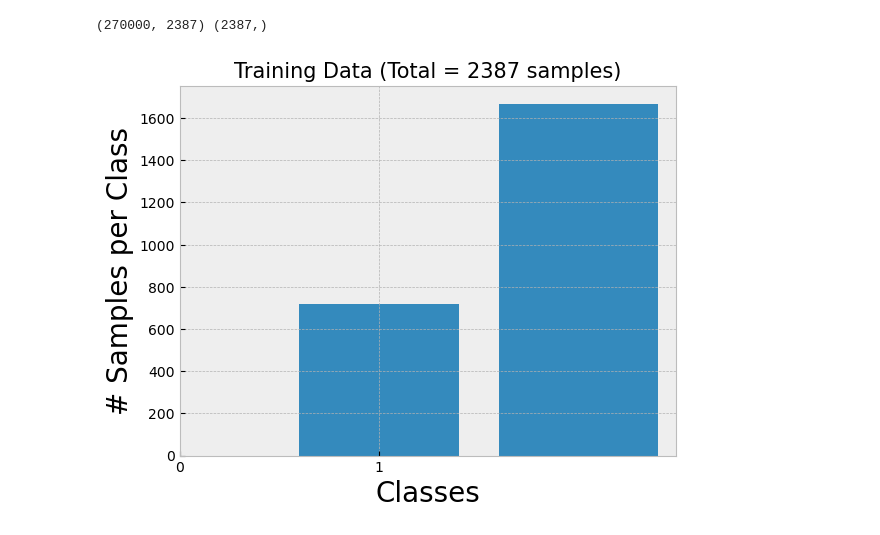
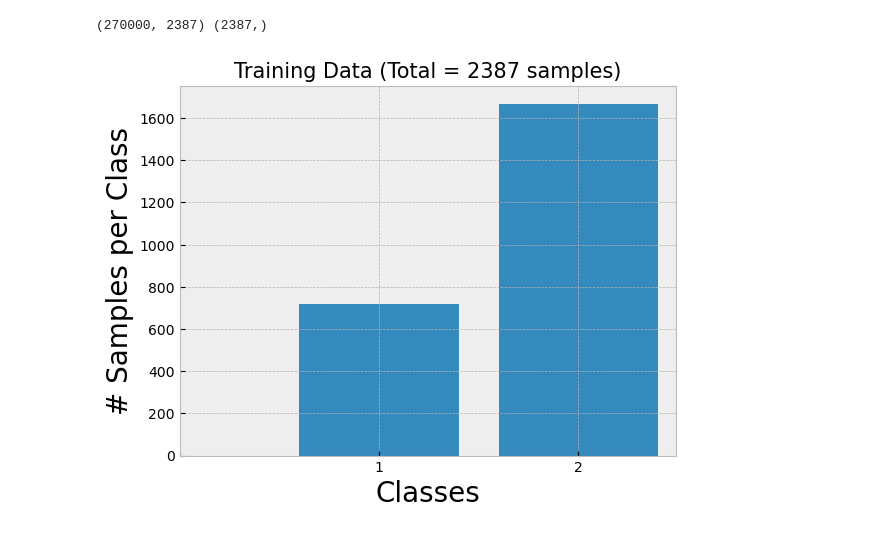
Before and after one commit to ES0R/FRE_2023, a Jupyter notebook: 1_src/1_CV/task3/CNN_Train.ipynb, the cells around one changed output. Drawn from its saved outputs; the diff is of its cells as text; code cells hidden in the pictures.

```diff
--- a/1_src/1_CV/task3/CNN_Train.ipynb
+++ b/1_src/1_CV/task3/CNN_Train.ipynb
@@ -40,22 +40,22 @@ class_labels, _ = np.unique(labels_train, return_counts=True)
 # %%
 
 # Loading Data
 data_train = np.load('data.npy')
 labels_train = np.load('labels.npy')
 
 print(data_train.shape, labels_train.shape)
 
 # Counting number samples per class
 vals, counts = np.unique(labels_train, return_counts=True)
 
 plt.bar(vals, counts)
-plt.xticks(range(2),range(2))
+plt.xticks(range(3), ['', '1', '2'])
 plt.xlabel('Classes',size=20)
 plt.ylabel('# Samples per Class', size=20)
 plt.title('Training Data (Total = '+str(data_train.shape[1])+' samples)',size=15);
 # %% [output]
 (270000, 2387) (2387,)
-[figure, old version]
+[figure, new version]
 # %%
 
 #Converting data to directory
```
Also changed, not shown: parts of 3 cells of this notebook, 1 other file.
